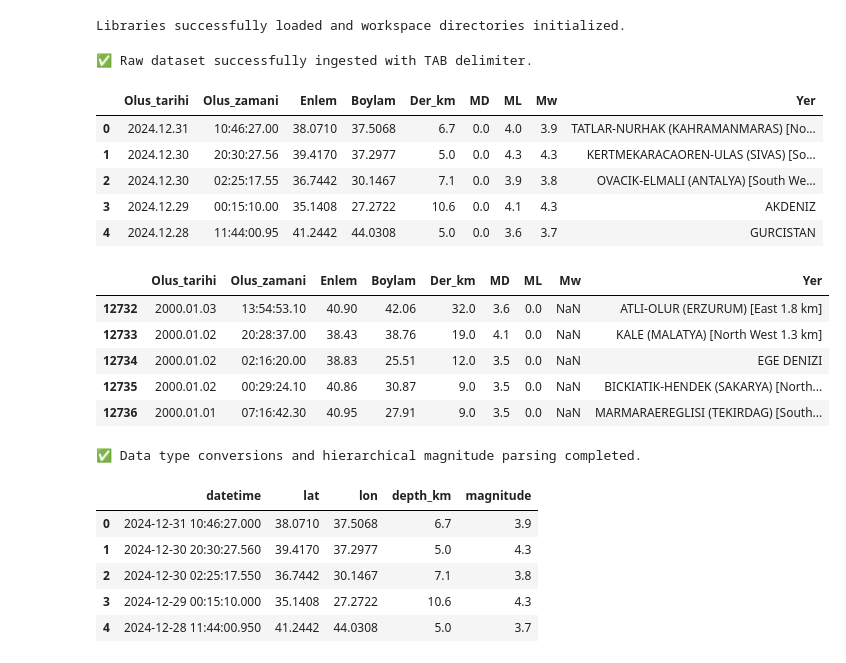
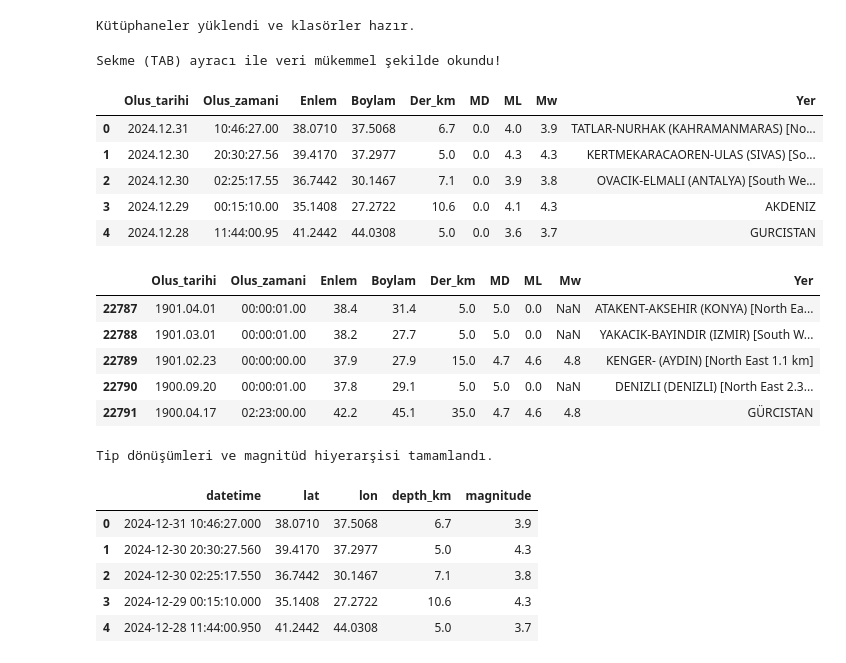
Before and after one commit to erenozelll/Earthquake_Prediction, a Jupyter notebook: Earthquake_Prediction.ipynb, the cells around one changed output. Cells and saved outputs as stored; diff of their text form; code cells hidden in the pictures.

```diff
--- a/Earthquake_Prediction.ipynb
+++ b/Earthquake_Prediction.ipynb
@@ -1,68 +1,65 @@
 # %% [markdown]
 <a href="https://colab.research.google.com/github/erenozelll/Earthquake_Prediction/blob/main/Earthquake_Prediction.ipynb" target="_parent"><img src="https://colab.research.google.com/assets/colab-badge.svg" alt="Open In Colab"/></a>
 # %%
-
-#Library Imports & Directory Initialization
-
+#Libraries and Environment Setup
 import pandas as pd
 import numpy as np
 import os
 
-# Ensure project directories exist for raw and processed data persistence
+# Ensure the required directory structure exists for the workflow
 os.makedirs('data/raw', exist_ok=True)
 os.makedirs('data/processed', exist_ok=True)
 
-print("Libraries successfully loaded and workspace directories initialized.")
+print("Kütüphaneler yüklendi ve klasörler hazır.")
 # %% [output]
-Libraries successfully loaded and workspace directories initialized.
+Kütüphaneler yüklendi ve klasörler hazır.
 # %%
-# Data Ingestion and Column Standardization
+#Data Ingestion and Column Standardisation
+file_path = '/content/data/raw/koeri_raw_v2.txt'
 
-file_path = 'data/raw/koeri_raw.txt'
-
-# Load tab-separated file handling Turkish character encoding via fallback mechanism
+# Attempt to load the tab-separated file handling potential encoding variations
 try:
     df = pd.read_csv(file_path, sep='\t', encoding='windows-1254')
 except Exception:
     df = pd.read_csv(file_path, sep='\t', encoding='iso-8859-9')
 
-# Strip unexpected whitespaces from column headers to prevent structural errors
+# Trim whitespace from column headers to prevent indexing errors
 df.columns = df.columns.str.strip()
 
-# Select feature subset relevant to the model and rename columns to standard snake_case
+# Subset feature columns relevant to the pipeline and standardise naming convention
 df = df[['Olus tarihi', 'Olus zamani', 'Enlem', 'Boylam', 'Der(km)', 'MD', 'ML', 'Mw', 'Yer']]
 df.columns = ['Olus_tarihi', 'Olus_zamani', 'Enlem', 'Boylam', 'Der_km', 'MD', 'ML', 'Mw', 'Yer']
 
-print("✅ Raw dataset successfully ingested with TAB delimiter.")
+print("Sekme (TAB) ayracı ile veri mükemmel şekilde okundu!")
 display(df.head())
 display(df.tail())
 # %% [output]
-✅ Raw dataset successfully ingested with TAB delimiter.
+Sekme (TAB) ayracı ile veri mükemmel şekilde okundu!
 |  | Olus_tarihi | Olus_zamani | Enlem | Boylam | Der_km | MD | ML | Mw | Yer |
 | 0 | 2024.12.31 | 10:46:27.00 | 38.0710 | 37.5068 | 6.7 | 0.0 | 4.0 | 3.9 | TATLAR-NURHAK (KAHRAMANMARAS) [No... |
 | 1 | 2024.12.30 | 20:30:27.56 | 39.4170 | 37.2977 | 5.0 | 0.0 | 4.3 | 4.3 | KERTMEKARACAOREN-ULAS (SIVAS) [So... |
 | 2 | 2024.12.30 | 02:25:17.55 | 36.7442 | 30.1467 | 7.1 | 0.0 | 3.9 | 3.8 | OVACIK-ELMALI (ANTALYA) [South We... |
 | 3 | 2024.12.29 | 00:15:10.00 | 35.1408 | 27.2722 | 10.6 | 0.0 | 4.1 | 4.3 | AKDENIZ |
 | 4 | 2024.12.28 | 11:44:00.95 | 41.2442 | 44.0308 | 5.0 | 0.0 | 3.6 | 3.7 | GURCISTAN |
 |  | Olus_tarihi | Olus_zamani | Enlem | Boylam | Der_km | MD | ML | Mw | Yer |
-| 12732 | 2000.01.03 | 13:54:53.10 | 40.90 | 42.06 | 32.0 | 3.6 | 0.0 | NaN | ATLI-OLUR (ERZURUM) [East 1.8 km] |
-| 12733 | 2000.01.02 | 20:28:37.00 | 38.43 | 38.76 | 19.0 | 4.1 | 0.0 | NaN | KALE (MALATYA) [North West 1.3 km] |
-| 12734 | 2000.01.02 | 02:16:20.00 | 38.83 | 25.51 | 12.0 | 3.5 | 0.0 | NaN | EGE DENIZI |
-| 12735 | 2000.01.02 | 00:29:24.10 | 40.86 | 30.87 | 9.0 | 3.5 | 0.0 | NaN | BICKIATIK-HENDEK (SAKARYA) [North... |
-| 12736 | 2000.01.01 | 07:16:42.30 | 40.95 | 27.91 | 9.0 | 3.5 | 0.0 | NaN | MARMARAEREGLISI (TEKIRDAG) [South... |
+| 22787 | 1901.04.01 | 00:00:01.00 | 38.4 | 31.4 | 5.0 | 5.0 | 0.0 | NaN | ATAKENT-AKSEHIR (KONYA) [North Ea... |
+| 22788 | 1901.03.01 | 00:00:01.00 | 38.2 | 27.7 | 5.0 | 5.0 | 0.0 | NaN | YAKACIK-BAYINDIR (IZMIR) [South W... |
+| 22789 | 1901.02.23 | 00:00:00.00 | 37.9 | 27.9 | 15.0 | 4.7 | 4.6 | 4.8 | KENGER- (AYDIN) [North East 1.1 km] |
+| 22790 | 1900.09.20 | 00:00:01.00 | 37.8 | 29.1 | 5.0 | 5.0 | 0.0 | NaN | DENIZLI (DENIZLI) [North East 2.3... |
+| 22791 | 1900.04.17 | 02:23:00.00 | 42.2 | 45.1 | 35.0 | 4.7 | 4.6 | 4.8 | GÜRCISTAN |
 # %%
 
-#Data Type Casting and Hierarchical Magnitude Engineering
+#Data Type Conversion and Magnitude Hierarchy Construction
 
-#Combine date and time strings into a unified, standard datetime object
+#Combine date and time strings into a unified single datetime object
 df['datetime'] = pd.to_datetime(df['Olus_tarihi'] + ' ' + df['Olus_zamani'], errors='coerce')
 
-#Enforce numeric constraints on spatial, depth, and magnitude features
+#Cast geospatial and physical features into numeric (float) types
 numeric_cols = ['Enlem', 'Boylam', 'Der_km', 'MD', 'ML', 'Mw']
 for col in numeric_cols:
     df[col] = pd.to_numeric(df[col], errors='coerce')
 
-#Construct a consolidated 'magnitude' feature using priority rule: Mw > ML > MD
+#Implement Magnitude Priority Logic (Mw > ML > MD) based on seismological reliability
 conditions = [
     df['Mw'].notna() & (df['Mw'] > 0),
     df['ML'].notna() & (df['ML'] > 0),
@@ -71,17 +68,17 @@ conditions = [
 choices = [df['Mw'], df['ML'], df['MD']]
 df['magnitude'] = np.select(conditions, choices, default=np.nan)
 
-#Standardize key spatial and operational features into industry-standard English nomenclature
+#Standardise spatial feature names into English to match ML pipeline standards
 df = df.rename(columns={
     'Enlem': 'lat',
     'Boylam': 'lon',
     'Der_km': 'depth_km'
 })
 
-print("✅ Data type conversions and hierarchical magnitude parsing completed.")
+print("Tip dönüşümleri ve magnitüd hiyerarşisi tamamlandı.")
 display(df[['datetime', 'lat', 'lon', 'depth_km', 'magnitude']].head())
 # %% [output]
-✅ Data type conversions and hierarchical magnitude parsing completed.
+Tip dönüşümleri ve magnitüd hiyerarşisi tamamlandı.
 |  | datetime | lat | lon | depth_km | magnitude |
 | 0 | 2024-12-31 10:46:27.000 | 38.0710 | 37.5068 | 6.7 | 3.9 |
 | 1 | 2024-12-30 20:30:27.560 | 39.4170 | 37.2977 | 5.0 | 4.3 |
```
Also changed, not shown: parts of 4 cells of this notebook.
